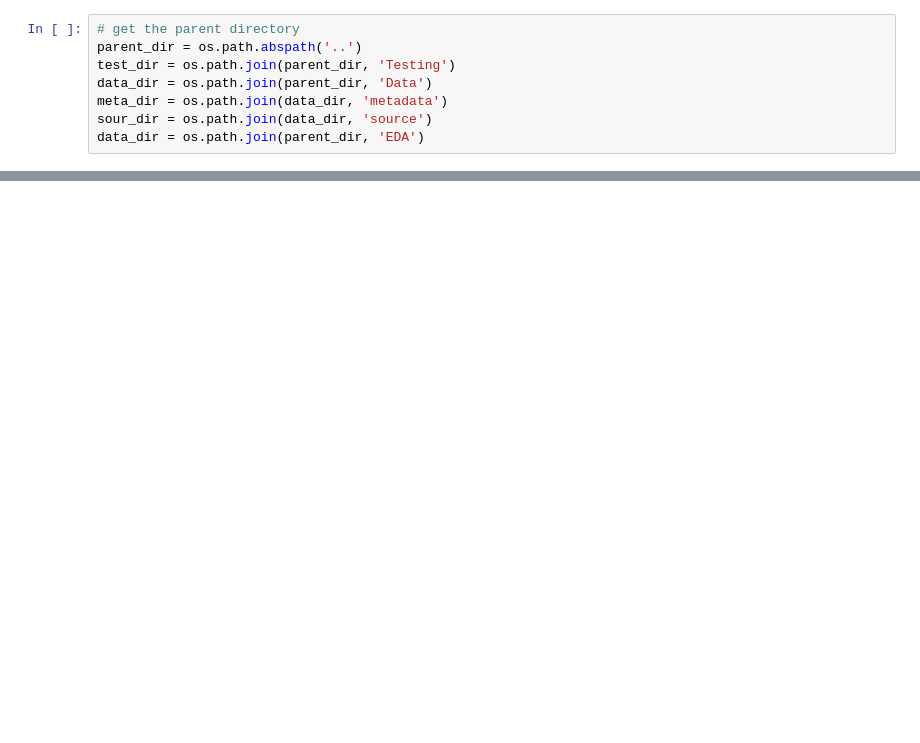
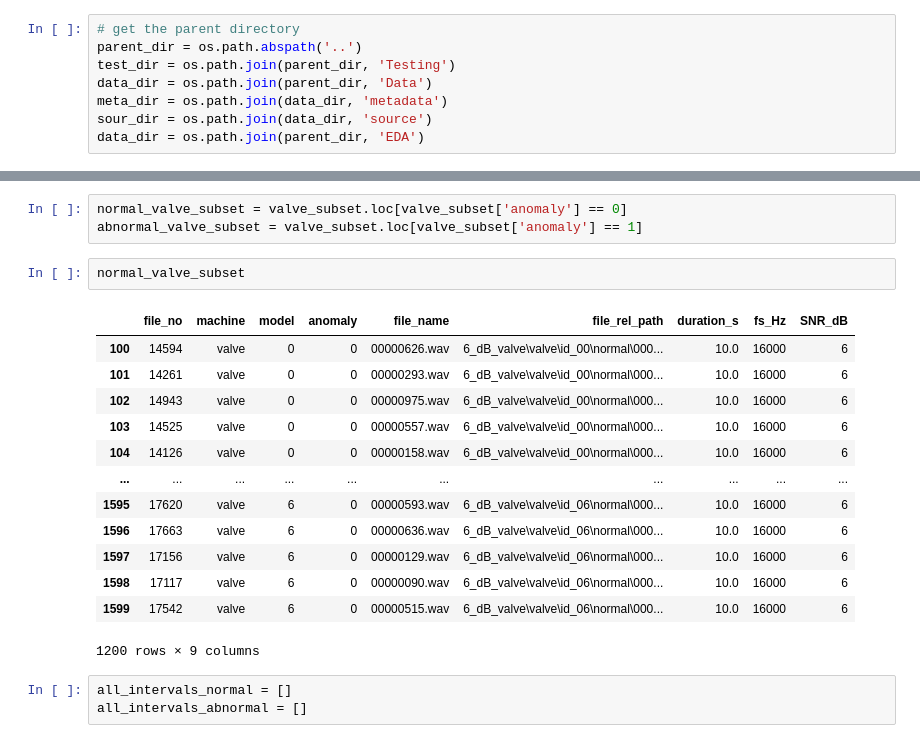
Before and after one commit to eceboran/AudioMalfunctionDetection, a Jupyter notebook: Testing/splitByPeaks.ipynb, the cells around one changed output, grey strips where cells are left out. Saved outputs shown, nothing was run; the diff lists cells and outputs as text; blank space fills up the shorter version.

```diff
--- a/Testing/splitByPeaks.ipynb
+++ b/Testing/splitByPeaks.ipynb
@@ -21,0 +69,22 @@ data_dir = os.path.join(parent_dir, 'EDA')
+# %%
+normal_valve_subset = valve_subset.loc[valve_subset['anomaly'] == 0]
+abnormal_valve_subset = valve_subset.loc[valve_subset['anomaly'] == 1]
+# %%
+normal_valve_subset
+# %% [output]
+|  | file_no | machine | model | anomaly | file_name | file_rel_path | duration_s | fs_Hz | SNR_dB |
+| 100 | 14594 | valve | 0 | 0 | 00000626.wav | 6_dB_valve\valve\id_00\normal\000... | 10.0 | 16000 | 6 |
+| 101 | 14261 | valve | 0 | 0 | 00000293.wav | 6_dB_valve\valve\id_00\normal\000... | 10.0 | 16000 | 6 |
+| 102 | 14943 | valve | 0 | 0 | 00000975.wav | 6_dB_valve\valve\id_00\normal\000... | 10.0 | 16000 | 6 |
+| 103 | 14525 | valve | 0 | 0 | 00000557.wav | 6_dB_valve\valve\id_00\normal\000... | 10.0 | 16000 | 6 |
+| 104 | 14126 | valve | 0 | 0 | 00000158.wav | 6_dB_valve\valve\id_00\normal\000... | 10.0 | 16000 | 6 |
+| ... | ... | ... | ... | ... | ... | ... | ... | ... | ... |
+| 1595 | 17620 | valve | 6 | 0 | 00000593.wav | 6_dB_valve\valve\id_06\normal\000... | 10.0 | 16000 | 6 |
+| 1596 | 17663 | valve | 6 | 0 | 00000636.wav | 6_dB_valve\valve\id_06\normal\000... | 10.0 | 16000 | 6 |
+| 1597 | 17156 | valve | 6 | 0 | 00000129.wav | 6_dB_valve\valve\id_06\normal\000... | 10.0 | 16000 | 6 |
+| 1598 | 17117 | valve | 6 | 0 | 00000090.wav | 6_dB_valve\valve\id_06\normal\000... | 10.0 | 16000 | 6 |
+| 1599 | 17542 | valve | 6 | 0 | 00000515.wav | 6_dB_valve\valve\id_06\normal\000... | 10.0 | 16000 | 6 |
+1200 rows × 9 columns
+# %%
+all_intervals_normal = []
+all_intervals_abnormal = []
```
Also changed, not shown: parts of 19 cells of this notebook, 24 other files.
